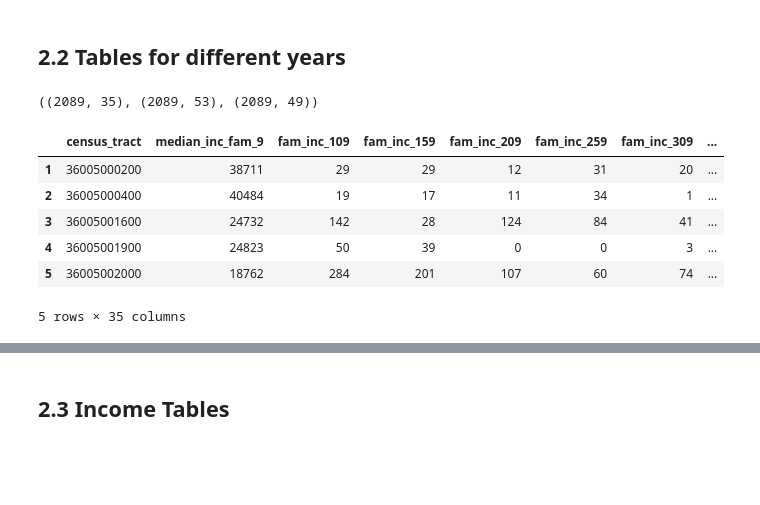
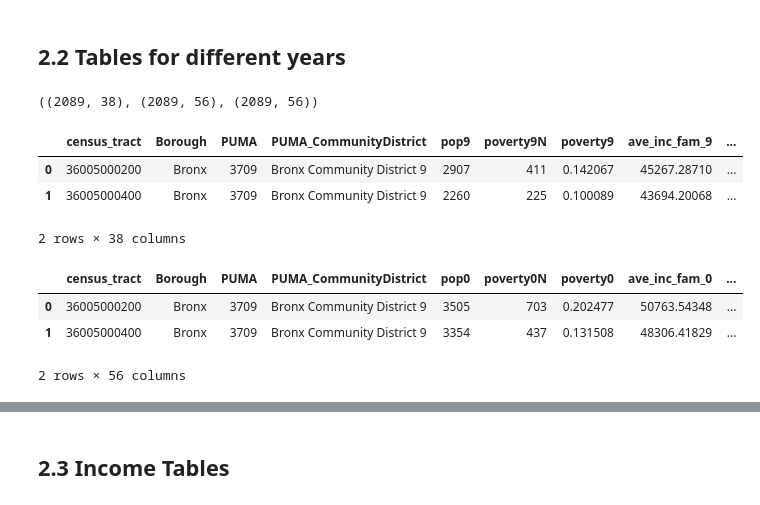
Before and after one commit to picniclin/NYC_yl5240, a Jupyter notebook: NYC_housing_and_income.ipynb, the cells around one changed output, grey strips where cells are left out. Cells and saved outputs as stored; diff of their text form; code cells hidden in the pictures; blank space fills up the shorter version.

```diff
--- a/NYC_housing_and_income.ipynb
+++ b/NYC_housing_and_income.ipynb
@@ -175,0 +202,15 @@ len(df_conv1), len(df_conv2)
+# %%
+def abb_rep(x):
+    if x.startswith('BX'):
+        x = x.replace('BX','Bronx')
+    if x.startswith('BK'):
+        x = x.replace('BK','Brooklyn')
+    if x.startswith('MN'):
+        x = x.replace('MN','Manhattan')
+    if x.startswith('QN'):
+        x = x.replace('QN','Queens')
+    if x.startswith('SI'):
+        x = x.replace('SI','Staten Island')
+    return x
+
+df_conv2.PUMA_CommunityDistrict = df_conv2.PUMA_CommunityDistrict.apply(lambda x:abb_rep(x))
@@ -198,7 +246,7 @@ df_PUMA
 # %%
-df_conv3 = pd.DataFrame([['Bronx', '36005'],['Brooklyn','36047'],['Manhattan','36061'],
+df_conv4 = pd.DataFrame([['Bronx', '36005'],['Brooklyn','36047'],['Manhattan','36061'],
               ['Queens','36081'], ['Staten Island', '36085']], columns=['Borough','BroCode'])
-df_conv3
+df_conv4
 # %% [output]
 |  | Borough | BroCode |
 | 0 | Bronx | 36005 |
@@ -208,7 +256,7 @@ df_conv3
 | 4 | Staten Island | 36085 |
 # %%
 df_tract = df_conv1.merge(df_conv2.rename(columns={'PUMA Code':'PUMA'}),
-               on = ['NTA_Code', 'NTA_Name', 'Borough', 'PUMA']).merge(df_conv3, on = 'Borough')
+               on = ['NTA_Code', 'NTA_Name', 'Borough', 'PUMA']).merge(df_conv4, on = 'Borough')
 
 df_tract.head()
 # %% [output]
@@ -301,19 +353,23 @@ df_dataset_tract.shape
 # %% [markdown]
 ## 2.2 Tables for different years
 # %%
-df_1990 = pd.concat([df.iloc[:,[0]], df.iloc[:, 8:42]],axis =1)
-df_2000 = pd.concat([df.iloc[:,[0]], df.iloc[:, 42:94]],axis =1)
-df_2010 = pd.concat([df.iloc[:,[0]], df.iloc[:, 94:]],axis =1)
+df_1990 = pd.concat([df_all.iloc[:,0:4], df_all.iloc[:, 9:43]],axis =1)
+df_2000 = pd.concat([df_all.iloc[:,0:4], df_all.iloc[:, 43:95]],axis =1)
+df_2010 = pd.concat([df_all.iloc[:,:4], df_all.iloc[:, 95:]],axis =1)
 df_1990.shape, df_2000.shape, df_2010.shape
 # %% [output]
-((2089, 35), (2089, 53), (2089, 49))
+((2089, 38), (2089, 56), (2089, 56))
 # %%
-df_1990.head()
+df_1990.head(2)
 # %% [output]
-|  | census_tract | median_inc_fam_9 | fam_inc_109 | fam_inc_159 | fam_inc_209 | fam_inc_259 | fam_inc_309 | ... |
-| 1 | 36005000200 | 38711 | 29 | 29 | 12 | 31 | 20 | ... |
-| 2 | 36005000400 | 40484 | 19 | 17 | 11 | 34 | 1 | ... |
-| 3 | 36005001600 | 24732 | 142 | 28 | 124 | 84 | 41 | ... |
-| 4 | 36005001900 | 24823 | 50 | 39 | 0 | 0 | 3 | ... |
-| 5 | 36005002000 | 18762 | 284 | 201 | 107 | 60 | 74 | ... |
+|  | census_tract | Borough | PUMA | PUMA_CommunityDistrict | pop9 | poverty9N | poverty9 | ave_inc_fam_9 | ... |
+| 0 | 36005000200 | Bronx | 3709 | Bronx Community District 9 | 2907 | 411 | 0.142067 | 45267.28710 | ... |
+| 1 | 36005000400 | Bronx | 3709 | Bronx Community District 9 | 2260 | 225 | 0.100089 | 43694.20068 | ... |
-5 rows × 35 columns
+2 rows × 38 columns
+# %%
+df_2000.head(2)
+# %% [output]
+|  | census_tract | Borough | PUMA | PUMA_CommunityDistrict | pop0 | poverty0N | poverty0 | ave_inc_fam_0 | ... |
+| 0 | 36005000200 | Bronx | 3709 | Bronx Community District 9 | 3505 | 703 | 0.202477 | 50763.54348 | ... |
+| 1 | 36005000400 | Bronx | 3709 | Bronx Community District 9 | 3354 | 437 | 0.131508 | 48306.41829 | ... |
+2 rows × 56 columns
```
Also changed, not shown: parts of 124 cells of this notebook.
